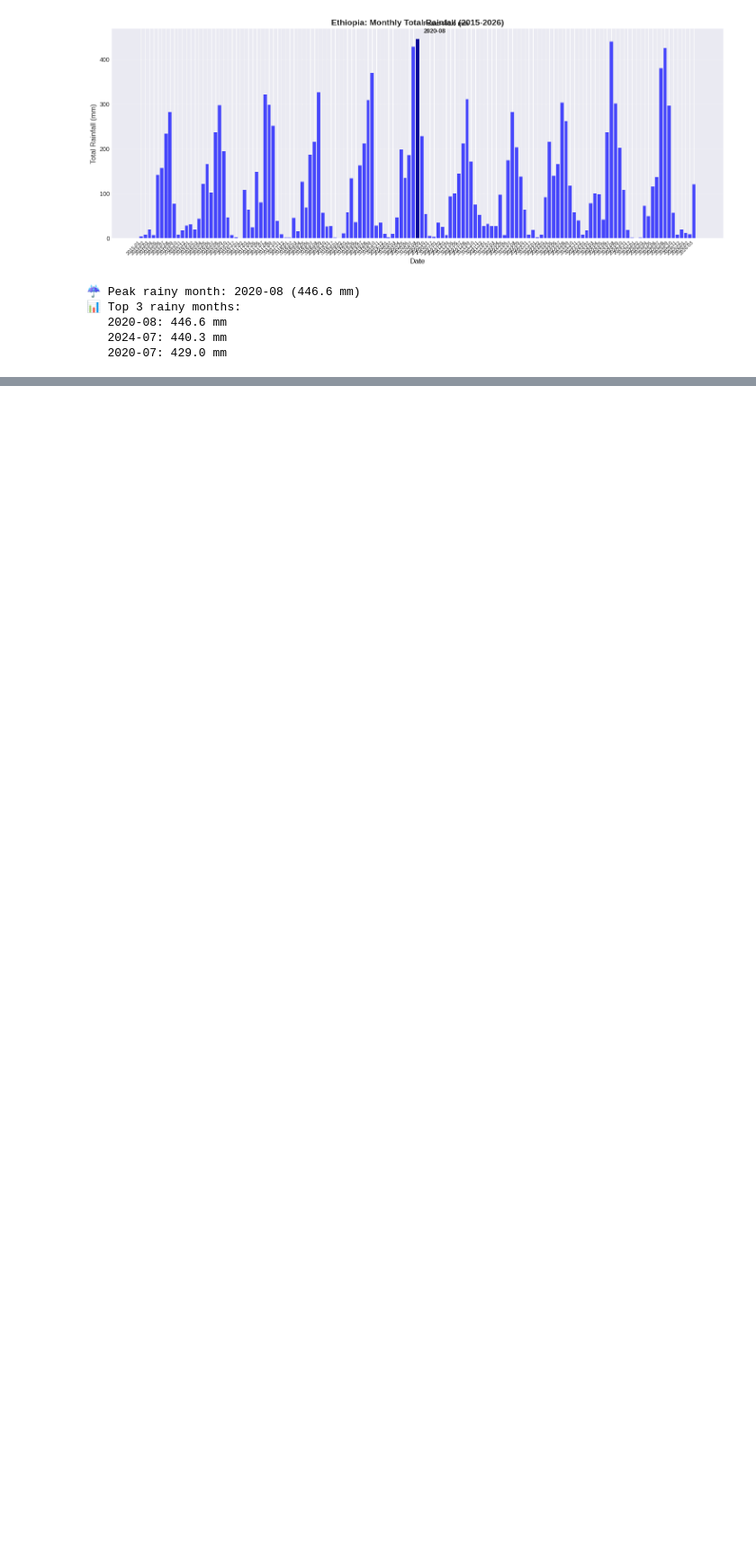
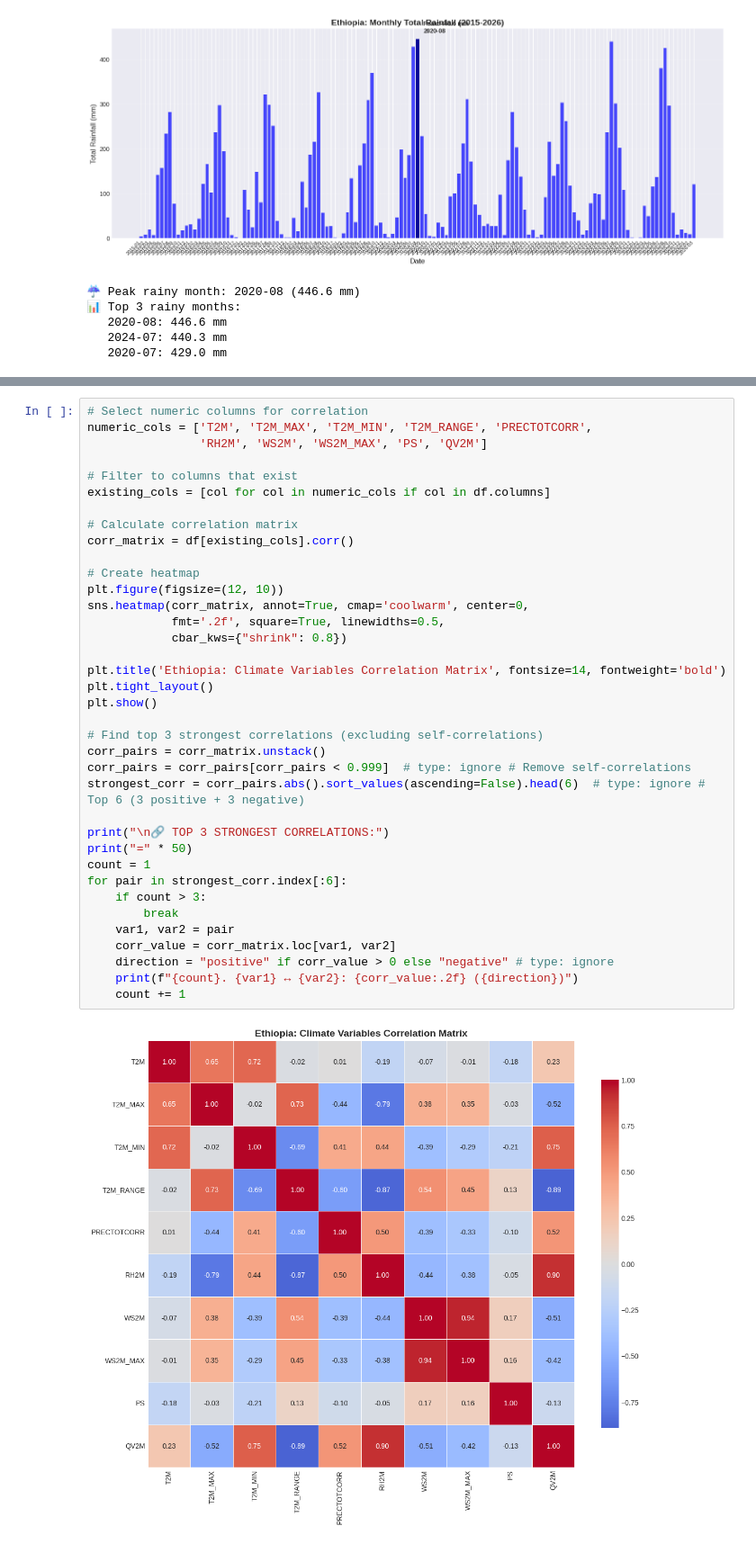
Before and after one commit to Sumeyahassen/climate-challenge-week0, a Jupyter notebook: notebooks/ethiopia_eda.ipynb, the cells around one changed output, grey strips where cells are left out. Shown at 90% size. Cells and saved outputs as stored; diff of their text form; blank space fills up the shorter version.

```diff
--- a/notebooks/ethiopia_eda.ipynb
+++ b/notebooks/ethiopia_eda.ipynb
@@ -574,0 +622,39 @@ for month, rain in top_3_months.items():
+# %%
+# Select numeric columns for correlation
+numeric_cols = ['T2M', 'T2M_MAX', 'T2M_MIN', 'T2M_RANGE', 'PRECTOTCORR',
+                'RH2M', 'WS2M', 'WS2M_MAX', 'PS', 'QV2M']
+
+# Filter to columns that exist
+existing_cols = [col for col in numeric_cols if col in df.columns]
+
+# Calculate correlation matrix
+corr_matrix = df[existing_cols].corr()
+
+# Create heatmap
+plt.figure(figsize=(12, 10))
+sns.heatmap(corr_matrix, annot=True, cmap='coolwarm', center=0,
+            fmt='.2f', square=True, linewidths=0.5,
+            cbar_kws={"shrink": 0.8})
+
+plt.title('Ethiopia: Climate Variables Correlation Matrix', fontsize=14, fontweight='bold')
+plt.tight_layout()
+plt.show()
+
+# Find top 3 strongest correlations (excluding self-correlations)
+corr_pairs = corr_matrix.unstack()
+corr_pairs = corr_pairs[corr_pairs < 0.999]  # type: ignore # Remove self-correlations
+strongest_corr = corr_pairs.abs().sort_values(ascending=False).head(6)  # type: ignore # Top 6 (3 positive + 3 negative)
+
+print("\n🔗 TOP 3 STRONGEST CORRELATIONS:")
+print("=" * 50)
+count = 1
+for pair in strongest_corr.index[:6]:
+    if count > 3:
+        break
+    var1, var2 = pair
+    corr_value = corr_matrix.loc[var1, var2]
+    direction = "positive" if corr_value > 0 else "negative" # type: ignore
+    print(f"{count}. {var1} ↔ {var2}: {corr_value:.2f} ({direction})")
+    count += 1
+# %% [output]
+[figure, added]
```
Also changed, not shown: parts of 2 cells of this notebook.
